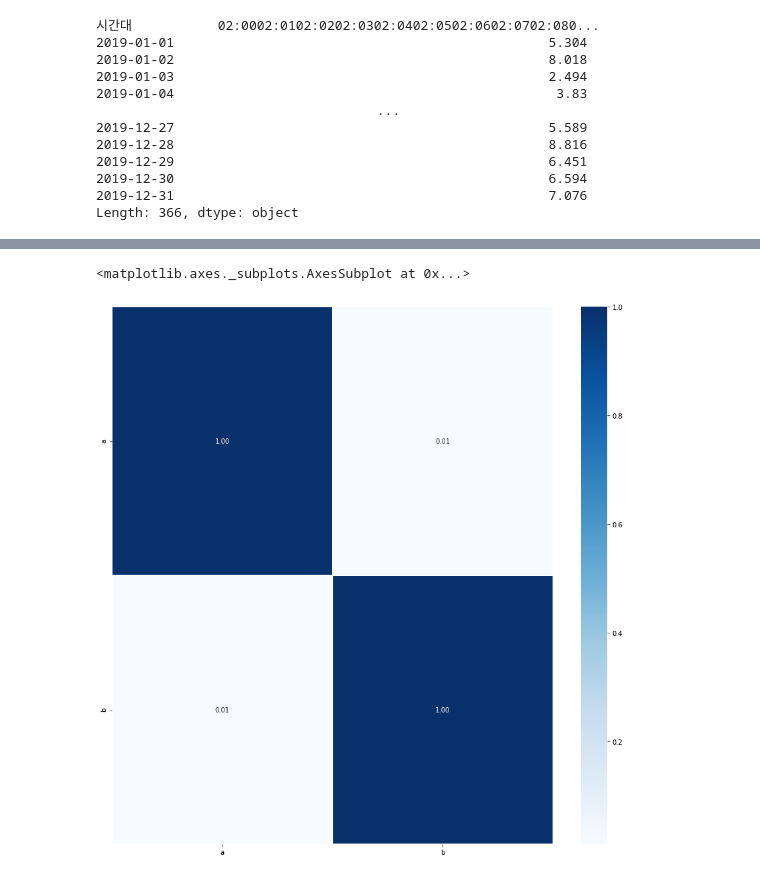
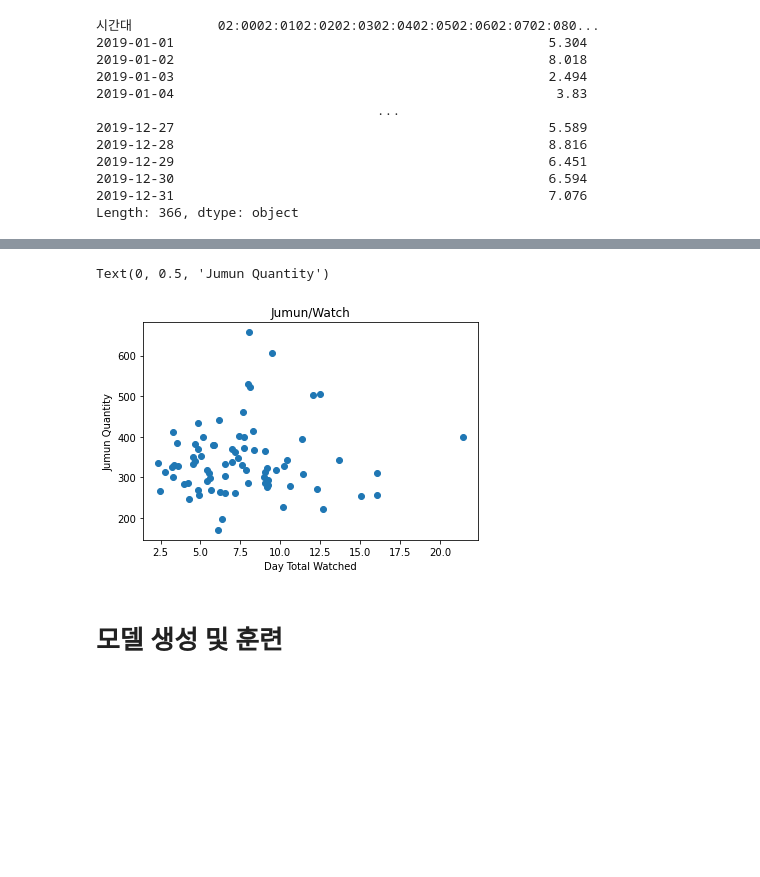
Before and after one commit to HWANG-HOE-SUN/bigcon, a Jupyter notebook: Code_Merge.ipynb, the cells around one changed output, grey strips where cells are left out. Cells and saved outputs as stored; diff of their text form; code cells hidden in the pictures; blank space fills up the shorter version.

```diff
--- a/Code_Merge.ipynb
+++ b/Code_Merge.ipynb
@@ -675,8 +669,11 @@ hello
 78 rows × 2 columns
-# %%
-plt.figure(figsize=(15,15))
-sns.heatmap(data = hello.corr(), annot=True,
-fmt = '.2f', linewidths=.5, cmap='Blues')
-# %% [output]
-<matplotlib.axes._subplots.AxesSubplot at 0x...>
-[figure, removed]
+# %%
+plt.scatter(hello['a'],hello['b'])
+plt.title("Jumun/Watch")
+plt.xlabel("Day Total Watched")
+plt.ylabel("Jumun Quantity")
+# %% [output]
+Text(0, 0.5, 'Jumun Quantity')
+[figure, added]
+# %% [markdown]
+# 모델 생성 및 훈련
```
Also changed, not shown: parts of 30 cells of this notebook.
